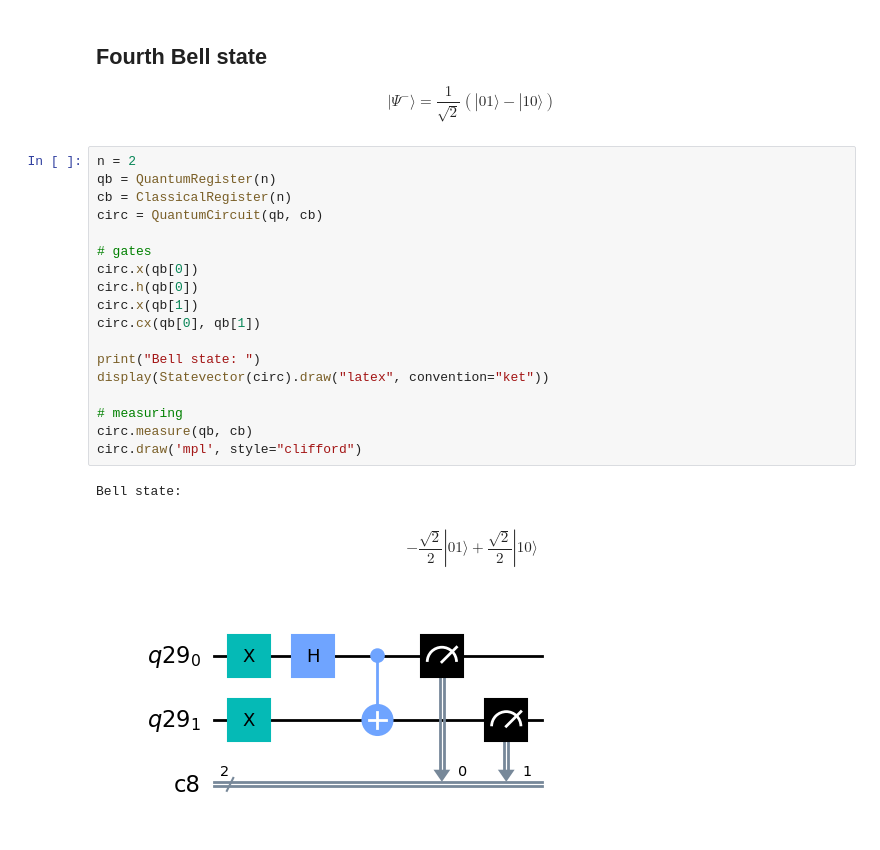
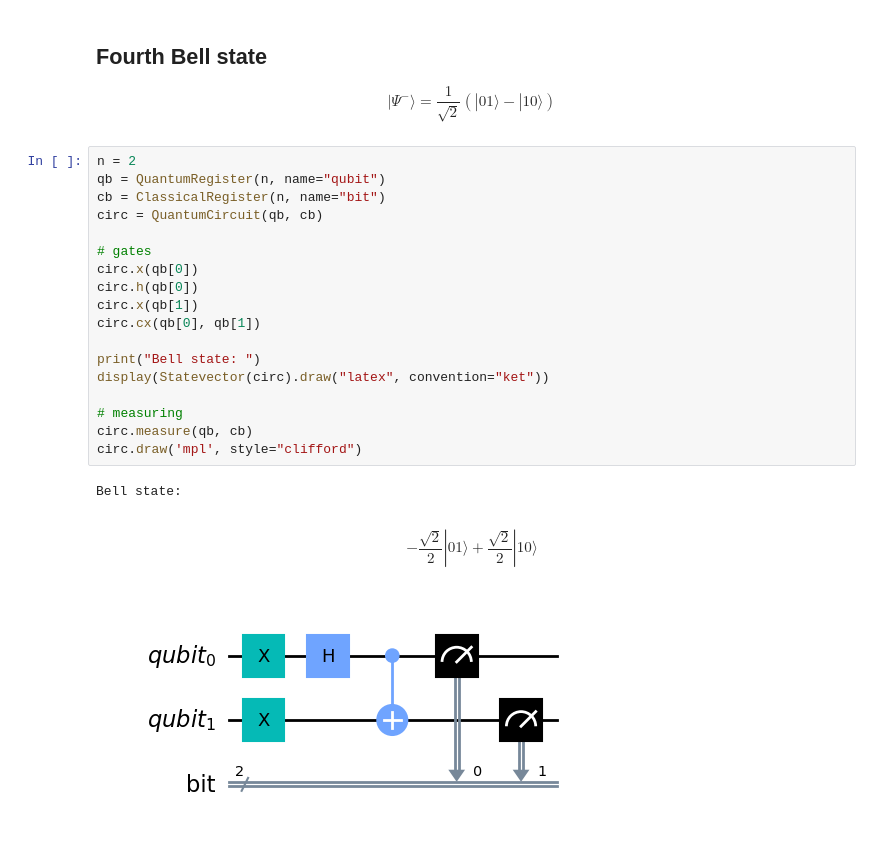
Before and after one commit to CarlenePSF/quantum_computation, a Jupyter notebook: notebooks/Basic_introduction_to_gates.ipynb, the cells around one changed output. Saved outputs shown, nothing was run; the diff lists cells and outputs as text.

```diff
--- a/notebooks/Basic_introduction_to_gates.ipynb
+++ b/notebooks/Basic_introduction_to_gates.ipynb
@@ -347,26 +347,26 @@ plot_histogram(counts)
 $$|\Psi^{-}⟩ = \frac{1}{\sqrt{2}}(|01⟩ - |10⟩) $$
 # %%
 n = 2
-qb = QuantumRegister(n)
-cb = ClassicalRegister(n)
+qb = QuantumRegister(n, name="qubit")
+cb = ClassicalRegister(n, name="bit")
 circ = QuantumCircuit(qb, cb)
 
 # gates
 circ.x(qb[0])
 circ.h(qb[0])
 circ.x(qb[1])
 circ.cx(qb[0], qb[1])
 
 print("Bell state: ")
 display(Statevector(circ).draw("latex", convention="ket"))
 
 # measuring
 circ.measure(qb, cb)
 circ.draw('mpl', style="clifford")
 # %% [output]
 Bell state:
 $$- \frac{\sqrt{2}}{2} |01\rangle+\frac{\sqrt{2}}{2} |10\rangle$$
-[figure, old version]
+[figure, new version]
 # %%
 result =run_circuit(circ)
 
```
Also changed, not shown: parts of 16 cells of this notebook, 1 other file.
